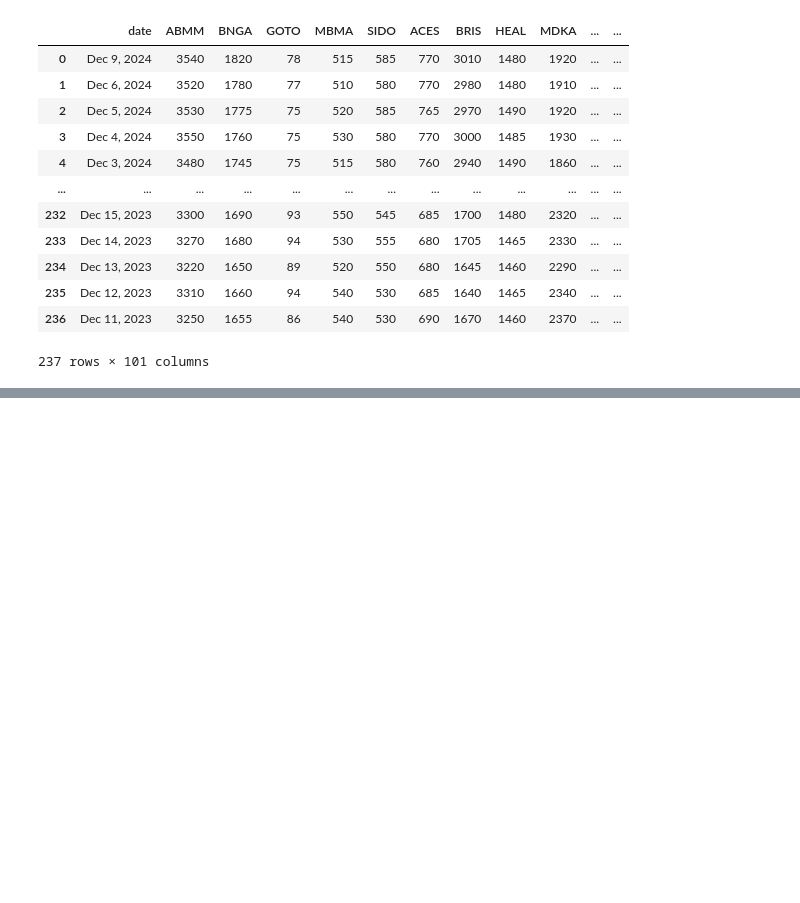
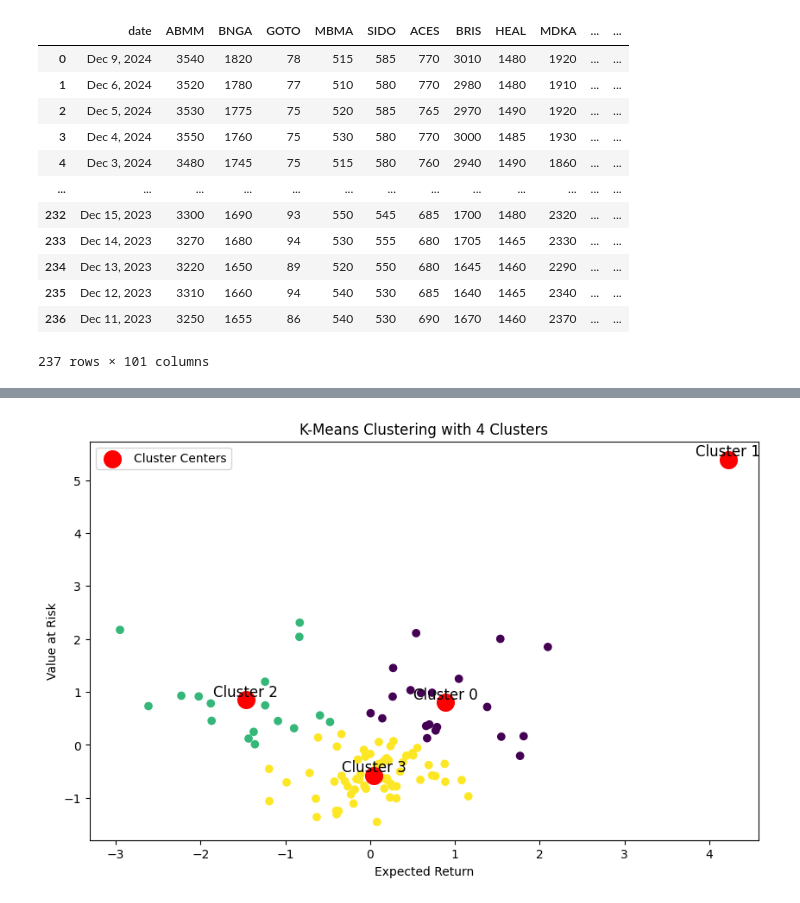
Before and after one commit to raffnr/kompas100-stocks-clustering-kmeans, a Jupyter notebook: main.ipynb, the cells around one changed output, grey strips where cells are left out. Cells and saved outputs as stored; diff of their text form; code cells hidden in the pictures; blank space fills up the shorter version.

```diff
--- a/main.ipynb
+++ b/main.ipynb
@@ -19,0 +170,23 @@ df
+# %%
+n_cluster = 4
+kmeans = KMeans(n_clusters=n_cluster, init='k-means++', n_init=10, random_state=42)
+labels = kmeans.fit_predict(df_scaled)
+new_df['cluster'] = labels
+
+
+# Visualize the clusters
+plt.figure(figsize=(10, 6))
+plt.scatter(df_scaled[:, 0], df_scaled[:, 1], c=labels, cmap='viridis')
+plt.scatter(kmeans.cluster_centers_[:, 0], kmeans.cluster_centers_[:, 1], s=200, c='red', label='Cluster Centers')
+
+# Add cluster labels
+for i, center in enumerate(kmeans.cluster_centers_):
+    plt.text(center[0], center[1], f'Cluster {i}', ha='center', va='bottom', fontsize=12)
+
+plt.title(f'K-Means Clustering with {n_cluster} Clusters')
+plt.xlabel('Expected Return')
+plt.ylabel('Value at Risk')
+plt.legend()
+plt.show()
+# %% [output]
+[figure, added]
```
Also changed, not shown: parts of 19 cells of this notebook, 4 other files.
